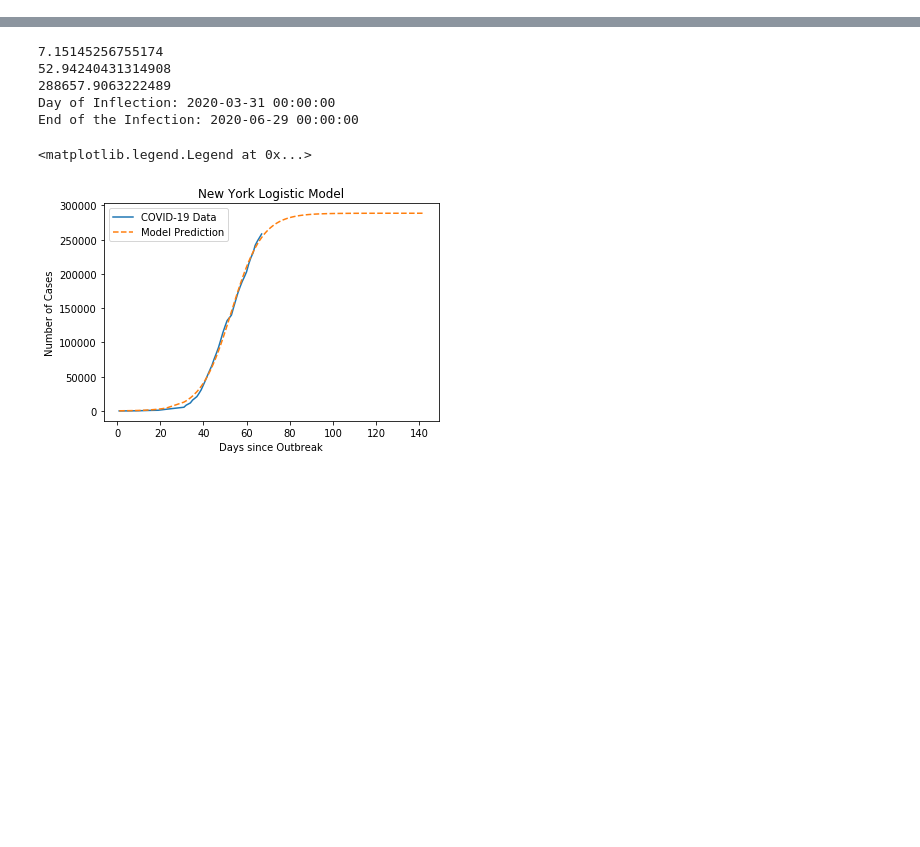
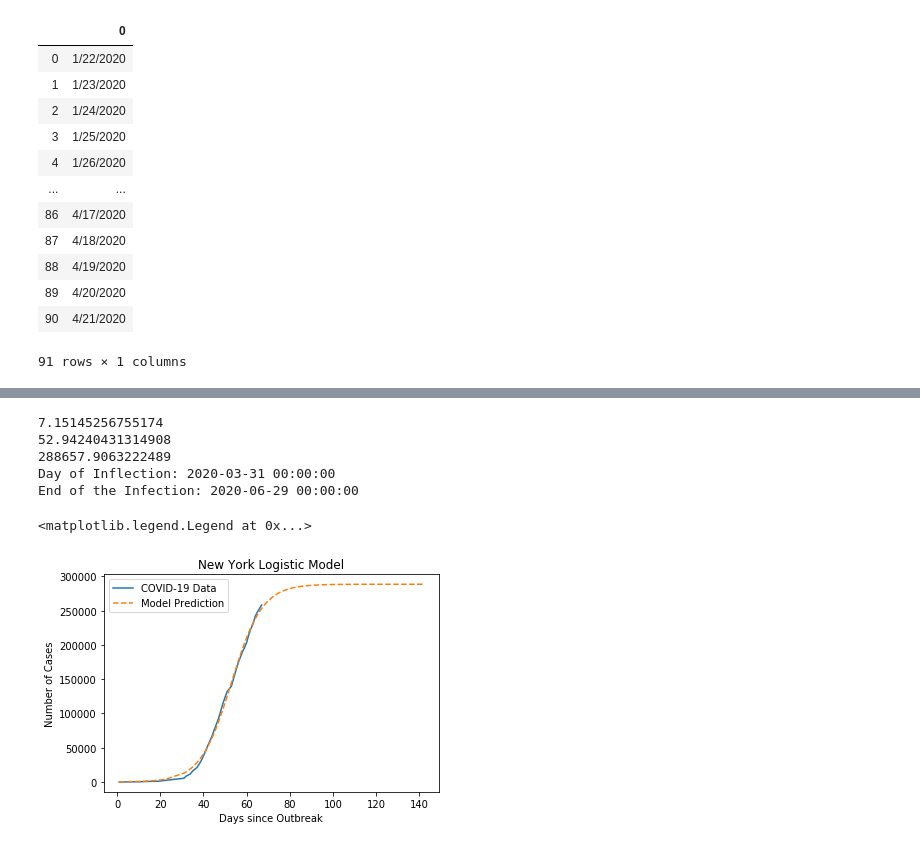
Before and after one commit to miholjcicmarko/COMP5360Project, a Jupyter notebook: python_journals/models.ipynb, the cells around one changed output, grey strips where cells are left out. Drawn from its saved outputs; the diff is of its cells as text; code cells hidden in the pictures; blank space fills up the shorter version.

```diff
--- a/python_journals/models.ipynb
+++ b/python_journals/models.ipynb
@@ -10,13 +10,27 @@ df = pd.read_csv('/Users/markomiholjcic/Documents/GitHub/COMP5360Project/project
 # %%
 from datetime import datetime
 Dates = df.groupby("Last Update")
 df1 = Dates.count()
 
 df1 = list(df1.index.values)
-#df1.sort(key = lambda date: datetime.strptime(date, '%m/%d/%y'))
+df1.sort(key = lambda date: datetime.strptime(date, '%m/%d/%Y'))
 
 dfDate = pd.DataFrame(df1)
 dfDate
+# %% [output]
+|  | 0 |
+| 0 | 1/22/2020 |
+| 1 | 1/23/2020 |
+| 2 | 1/24/2020 |
+| 3 | 1/25/2020 |
+| 4 | 1/26/2020 |
+| ... | ... |
+| 86 | 4/17/2020 |
+| 87 | 4/18/2020 |
+| 88 | 4/19/2020 |
+| 89 | 4/20/2020 |
+| 90 | 4/21/2020 |
+91 rows × 1 columns
 # %%
 China = df[df["Country/Region"] == "China"]
 China
```
Also changed, not shown: parts of 14 cells of this notebook.
